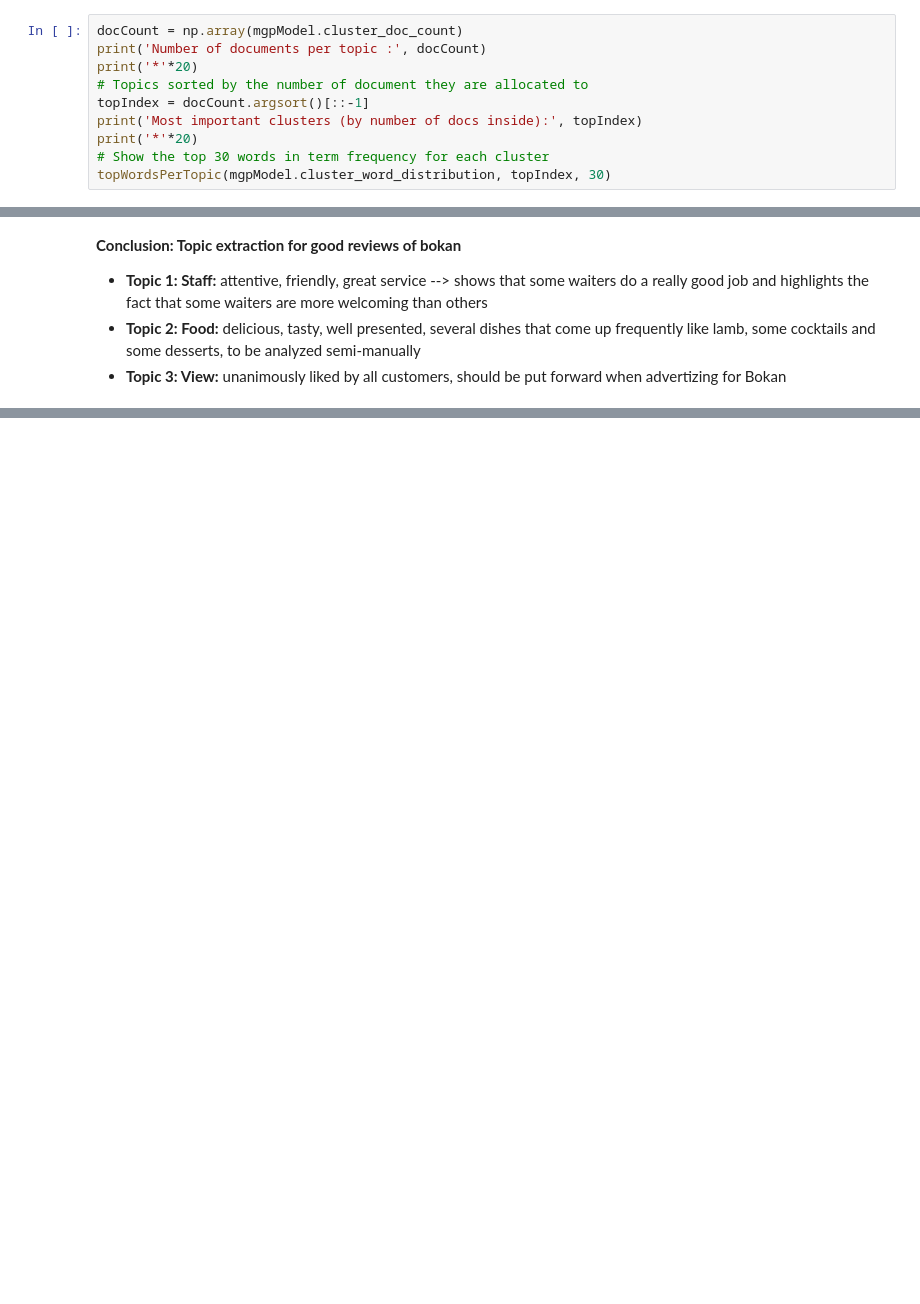
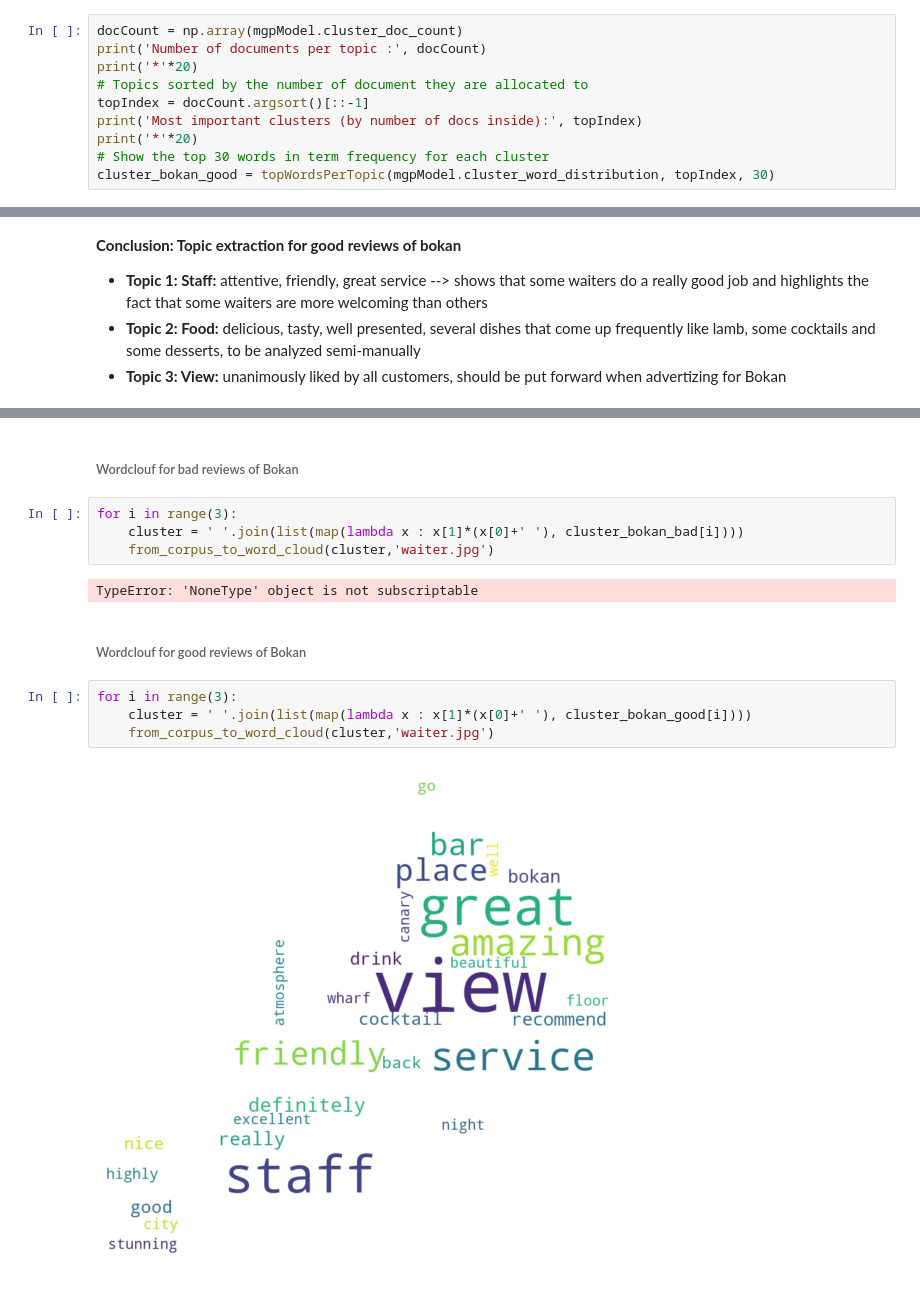
Before and after one commit to xNJL/Project-Capgemini, a Jupyter notebook: final_presentation/LD(Abdou).ipynb, the cells around one changed output, grey strips where cells are left out. Drawn from its saved outputs; the diff is of its cells as text; blank space fills up the shorter version.

```diff
--- a/final_presentation/LD(Abdou).ipynb
+++ b/final_presentation/LD(Abdou).ipynb
@@ -530,5 +567,5 @@ topIndex = docCount.argsort()[::-1]
 print('Most important clusters (by number of docs inside):', topIndex)
 print('*'*20)
 # Show the top 30 words in term frequency for each cluster
-topWordsPerTopic(mgpModel.cluster_word_distribution, topIndex, 30)
+cluster_bokan_good = topWordsPerTopic(mgpModel.cluster_word_distribution, topIndex, 30)
 # %% [output]
@@ -620,0 +703,16 @@ Wall time: 2.35 s
+# %% [markdown]
+###### Wordclouf for bad reviews of Bokan
+# %%
+for i in range(3):
+    cluster = ' '.join(list(map(lambda x : x[1]*(x[0]+' '), cluster_bokan_bad[i])))
+    from_corpus_to_word_cloud(cluster,'waiter.jpg')
+# %% [output]
+TypeError: 'NoneType' object is not subscriptable
+# %% [markdown]
+###### Wordclouf for good reviews of Bokan
+# %%
+for i in range(3):
+    cluster = ' '.join(list(map(lambda x : x[1]*(x[0]+' '), cluster_bokan_good[i])))
+    from_corpus_to_word_cloud(cluster,'waiter.jpg')
+# %% [output]
+[figure, added]
```
Also changed, not shown: parts of 24 cells of this notebook.
